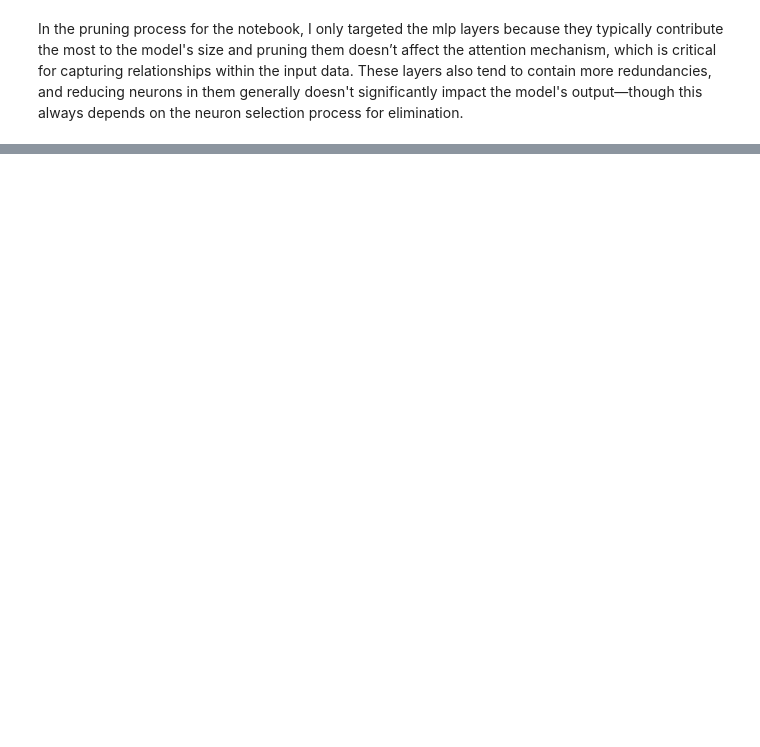
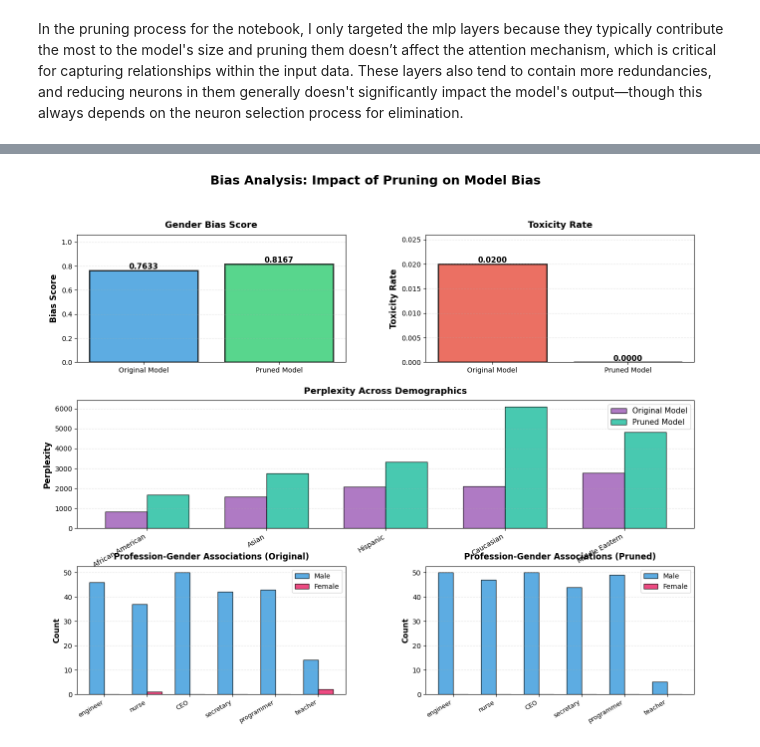
Before and after one commit to ambruhsia/biasAblate, a Jupyter notebook: trials.ipynb, the cells around one changed output, grey strips where cells are left out. Saved outputs shown, nothing was run; the diff lists cells and outputs as text; code cells hidden in the pictures; blank space fills up the shorter version.

```diff
--- a/trials.ipynb
+++ b/trials.ipynb
@@ -101,0 +322,18 @@ In the pruning process for the notebook, I only targeted the mlp layers because
+# %%
+# Function to copy weights and biases to new pruned layers
+def copy_weights_and_biases(mlp, new_c_fc, new_c_proj, indices_to_keep):
+    """
+    Copy the weights and biases from the original layers to the new pruned layers.
+
+    Args:
+    - mlp: The original MLP layer (contains c_fc and c_proj).
+    - new_c_fc: New pruned c_fc layer.
+    - new_c_proj: New pruned c_proj layer.
+    - indices_to_keep: Indices of neurons that are retained.
+    """
+    # Copy weights and biases for the neurons we are keeping
+    new_c_fc.weight.data = mlp.c_fc.weight.data[:, indices_to_keep]
+    new_c_fc.bias.data = mlp.c_fc.bias.data[indices_to_keep]
+
+    new_c_proj.weight.data = mlp.c_proj.weight.data[indices_to_keep, :]
+    new_c_proj.bias.data = mlp.c_proj.bias.data
@@ -101,0 +1480,2 @@ In the pruning process for the notebook, I only targeted the mlp layers because
+# %%
+model = update_model(model, prune_percent, device)
@@ -101,0 +1491,77 @@ In the pruning process for the notebook, I only targeted the mlp layers because
+# %%
+
+
+# ============================================================================
+# BIAS MEASUREMENT BEFORE PRUNING
+# ============================================================================
+
+print("\n" + "="*80)
+print("MEASURING BIAS BEFORE PRUNING")
+print("="*80)
+
+# Measure bias on original model
+bias_results_before = comprehensive_bias_analysis(
+    model=model,
+    tokenizer=tokenizer,
+    device=device,
+    model_name="Original Model",
+    num_samples=50  # Adjust as needed
+)
+
+# ============================================================================
+# PERFORM PRUNING (YOUR EXISTING CODE)
+# ============================================================================
+
+# Get the pruned Model
+model_pruned = update_model(model, prune_percent, device)
+
+# Recalculate parameters
+pruned_param_count = count_parameters(model_pruned)
+print(f"Pruned model parameters: {pruned_param_count}")
+print(f"Reduction in parameters: {original_param_count - pruned_param_count}")
+
+# ============================================================================
+# BIAS MEASUREMENT AFTER PRUNING
+# ============================================================================
+
+print("\n" + "="*80)
+print("MEASURING BIAS AFTER PRUNING")
+print("="*80)
+
+# Measure bias on pruned model
+bias_results_after = comprehensive_bias_analysis(
+    model=model_pruned,
+    tokenizer=tokenizer,
+    device=device,
+    model_name="Pruned Model",
+    num_samples=50
+)
+
+# ============================================================================
+# COMPARE AND VISUALIZE
+# ============================================================================
+
+# Compare metrics
+comparison_results = compare_bias_metrics(bias_results_before, bias_results_after)
+
+# Create visualization
+visualize_bias_comparison(
+    before_results=bias_results_before,
+    after_results=bias_results_after,
+    save_path='bias_comparison.png'
+)
+
+# Save detailed report
+save_bias_report(
+    before_results=bias_results_before,
+    after_results=bias_results_after,
+    comparison=comparison_results,
+    original_params=original_param_count,
+    pruned_params=pruned_param_count,
+    output_file='bias_analysis_report.txt'
+)
+
+print("\n✅ Bias analysis complete!")
+print("📊 Check 'bias_comparison.png' for visualizations")
+print("📄 Check 'bias_analysis_report.txt' for detailed report")
+# %% [output]
@@ -101,0 +1600 @@ In the pruning process for the notebook, I only targeted the mlp layers because
+[figure, added]
```
Also changed, not shown: parts of 59 cells of this notebook, 8 other files.
